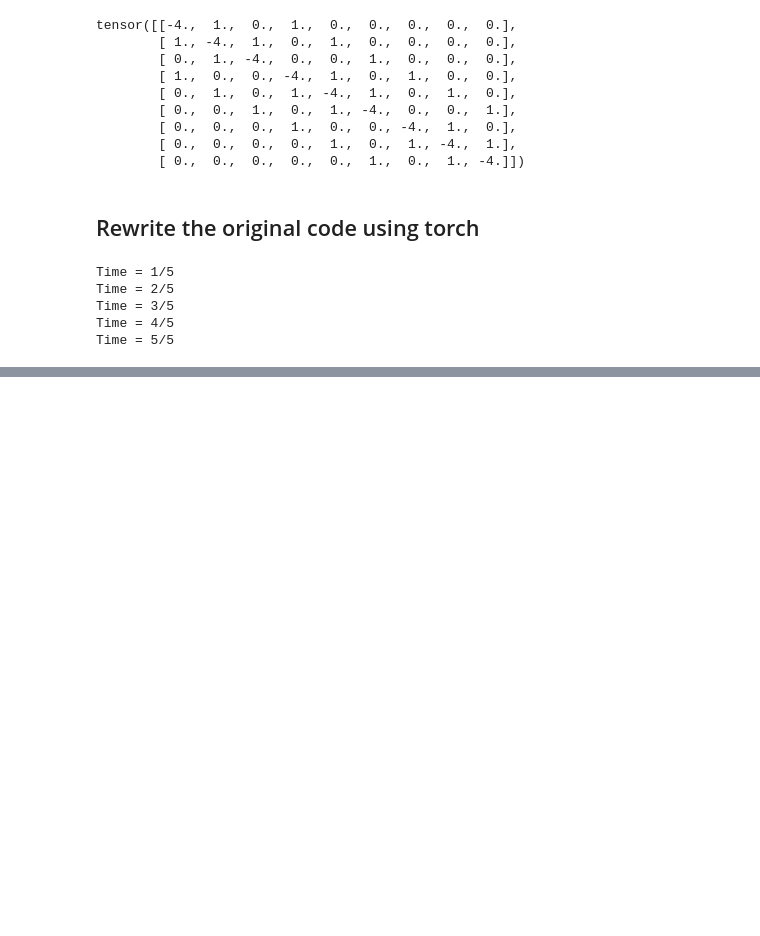
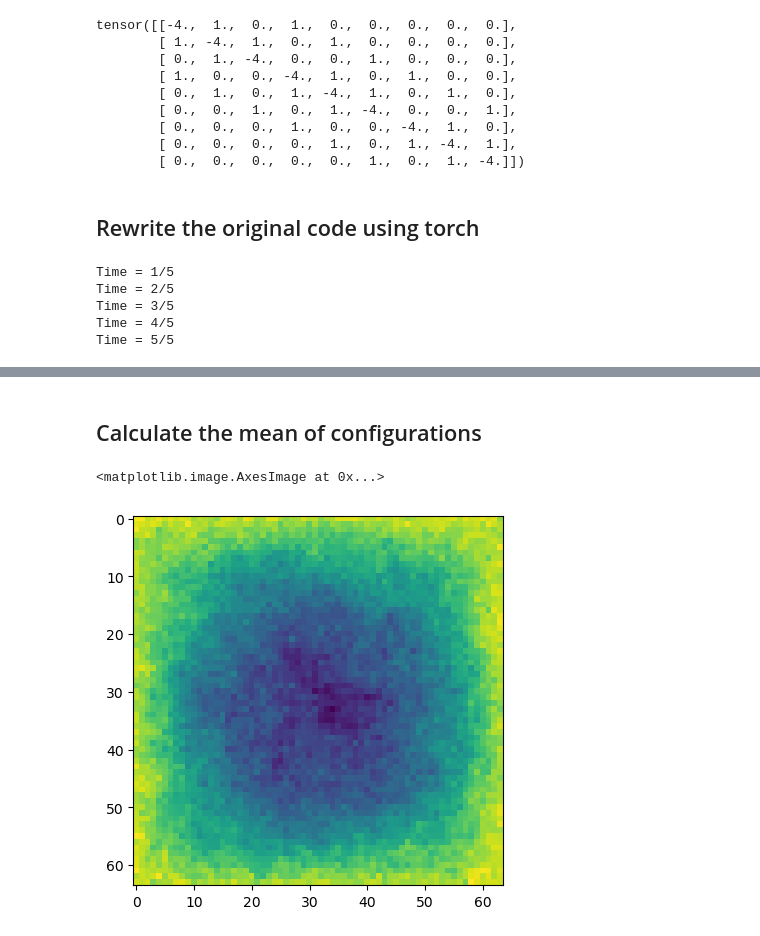
Before and after one commit to Jdss026/isin-models, a Jupyter notebook: notebooks/miller/2d_langevin.ipynb, the cells around one changed output, grey strips where cells are left out. Drawn from its saved outputs; the diff is of its cells as text; code cells hidden in the pictures; blank space fills up the shorter version.

Commit message:
add mean of configurations: 2d regime

```diff
--- a/notebooks/miller/2d_langevin.ipynb
+++ b/notebooks/miller/2d_langevin.ipynb
@@ -231,0 +232,20 @@ plt.pcolormesh(x,y,U, cmap=plt.cm.RdBu)
+# %% [markdown]
+## Calculate the mean of configurations
+# %%
+mean_config = []
+size = len(master_list)
+N = 64*64
+temp = 0
+
+for point in range(N):
+    for config in range(size):
+        temp += master_list[config][point]
+    mean_config.append(temp/size)
+    temp = 0
+
+mean_config = torch.tensor(mean_config)
+mean_config = mean_config.view((Ng, Ng))
+plt.imshow(mean_config)
+# %% [output]
+<matplotlib.image.AxesImage at 0x...>
+[figure, added]
```
Also changed, not shown: parts of 4 cells of this notebook.
